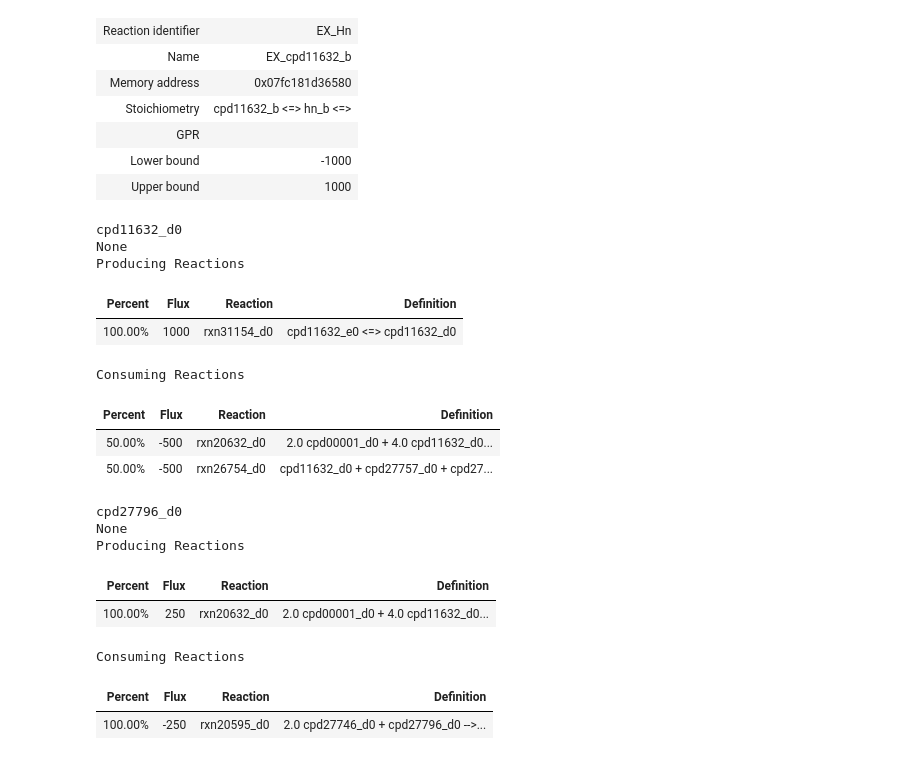
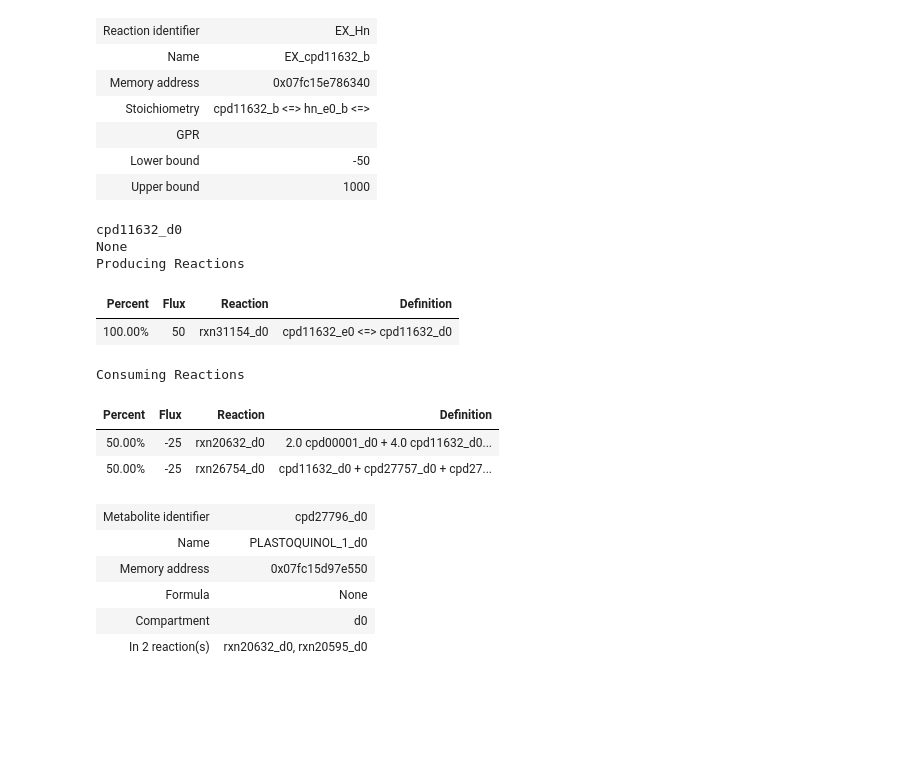
Before and after one commit to rtsantos3/RiceMM, a Jupyter notebook: Scripts/Importing Modelseed Model.ipynb, the cells around one changed output. Saved outputs shown, nothing was run; the diff lists cells and outputs as text; code cells hidden in the pictures; blank space fills up the shorter version.

Commit message:
Curating ios2164 to 2-cell model

```diff
--- a/Scripts/Importing Modelseed Model.ipynb
+++ b/Scripts/Importing Modelseed Model.ipynb
@@ -8,7 +8,7 @@ import pandas as pd
 
 from cobra import Model, Reaction, Metabolite
 #Load Model and Reactions as well as Metabolites
-model = cobra.io.read_sbml_model("../model/Os_PlantSeed.sbml")
+model = cobra.io.read_sbml_model("../model/Osativa-v7.0.sbml")
 FBA = model.optimize()
 # %% [output]
 Model does not contain SBML fbc package information.
@@ -101,10 +99,10 @@ model.reactions.get_by_id("EX_Hn")
 # %% [output]
 | Reaction identifier | EX_Hn |
 | Name | EX_cpd11632_b |
-| Memory address | 0x07fc181d36580 |
-| Stoichiometry | cpd11632_b <=> hn_b <=> |
+| Memory address | 0x07fc15e786340 |
+| Stoichiometry | cpd11632_b <=> hn_e0_b <=> |
 | GPR |  |
-| Lower bound | -1000 |
+| Lower bound | -50 |
 | Upper bound | 1000 |
 # %%
 model.metabolites.cpd11632_d0.summary()
@@ -114,19 +112,17 @@ cpd11632_d0
 None
 Producing Reactions
 | Percent | Flux | Reaction | Definition |
-| 100.00% | 1000 | rxn31154_d0 | cpd11632_e0 <=> cpd11632_d0 |
+| 100.00% | 50 | rxn31154_d0 | cpd11632_e0 <=> cpd11632_d0 |
 Consuming Reactions
 | Percent | Flux | Reaction | Definition |
-| 50.00% | -500 | rxn20632_d0 | 2.0 cpd00001_d0 + 4.0 cpd11632_d0... |
-| 50.00% | -500 | rxn26754_d0 | cpd11632_d0 + cpd27757_d0 + cpd27... |
+| 50.00% | -25 | rxn20632_d0 | 2.0 cpd00001_d0 + 4.0 cpd11632_d0... |
+| 50.00% | -25 | rxn26754_d0 | cpd11632_d0 + cpd27757_d0 + cpd27... |
 # %%
-model.metabolites.cpd27796_d0.summary()
+model.metabolites.cpd27796_d0
 # %% [output]
-cpd27796_d0
-None
-Producing Reactions
-| Percent | Flux | Reaction | Definition |
-| 100.00% | 250 | rxn20632_d0 | 2.0 cpd00001_d0 + 4.0 cpd11632_d0... |
+| Metabolite identifier | cpd27796_d0 |
+| Name | PLASTOQUINOL_1_d0 |
+| Memory address | 0x07fc15d97e550 |
+| Formula | None |
+| Compartment | d0 |
+| In 2 reaction(s) | rxn20632_d0, rxn20595_d0 |
-Consuming Reactions
-| Percent | Flux | Reaction | Definition |
-| 100.00% | -250 | rxn20595_d0 | 2.0 cpd27746_d0 + cpd27796_d0 -->... |
```
Also changed, not shown: parts of 3 cells of this notebook, 5 other files.
